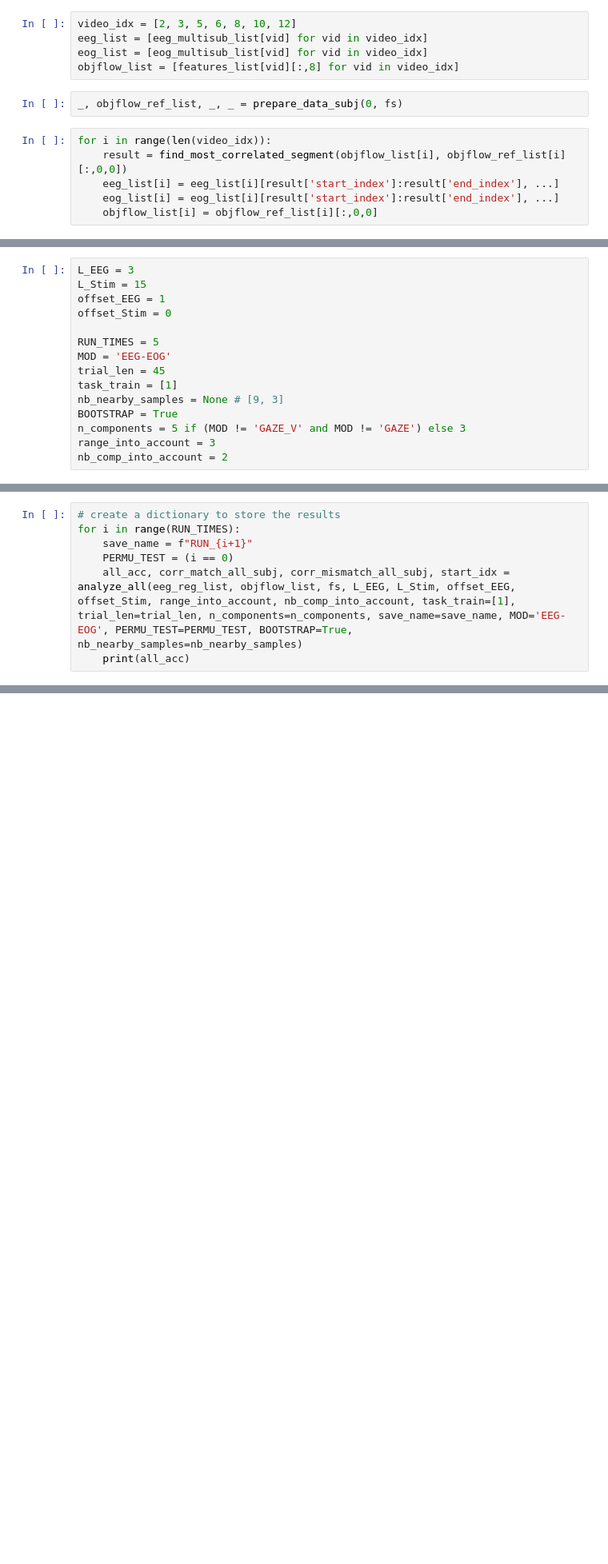
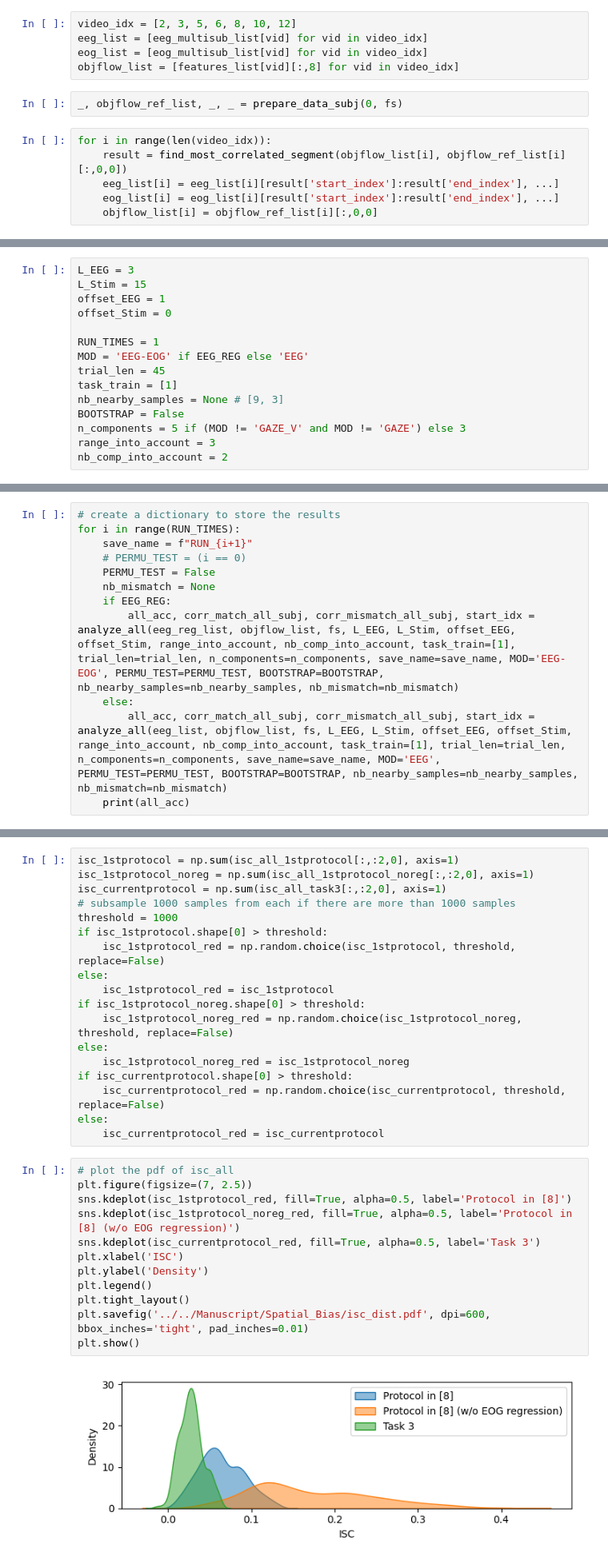
Before and after one commit to YYao-42/Eccentricity_Confound, a Jupyter notebook: Compare.ipynb, the cells around one changed output, grey strips where cells are left out. Shown at 80% size. Saved outputs shown, nothing was run; the diff lists cells and outputs as text; blank space fills up the shorter version.

```diff
--- a/Compare.ipynb
+++ b/Compare.ipynb
@@ -145,12 +139,12 @@ L_Stim = 15
 offset_EEG = 1
 offset_Stim = 0
 
-RUN_TIMES = 5
-MOD = 'EEG-EOG'
+RUN_TIMES = 1
+MOD = 'EEG-EOG' if EEG_REG else 'EEG'
 trial_len = 45
 task_train = [1]
 nb_nearby_samples = None # [9, 3]
-BOOTSTRAP = True
+BOOTSTRAP = False
 n_components = 5 if (MOD != 'GAZE_V' and MOD != 'GAZE') else 3
 range_into_account = 3
 nb_comp_into_account = 2
@@ -207,6 +202,11 @@ def analyze_all(eeg_reg_list, objflow_list, fs, L_EEG, L_Stim, offset_EEG, offse
 # create a dictionary to store the results
 for i in range(RUN_TIMES):
     save_name = f"RUN_{i+1}"
-    PERMU_TEST = (i == 0)
-    all_acc, corr_match_all_subj, corr_mismatch_all_subj, start_idx = analyze_all(eeg_reg_list, objflow_list, fs, L_EEG, L_Stim, offset_EEG, offset_Stim, range_into_account, nb_comp_into_account, task_train=[1], trial_len=trial_len, n_components=n_components, save_name=save_name, MOD='EEG-EOG', PERMU_TEST=PERMU_TEST, BOOTSTRAP=True, nb_nearby_samples=nb_nearby_samples)
+    # PERMU_TEST = (i == 0)
+    PERMU_TEST = False
+    nb_mismatch = None
+    if EEG_REG:
+        all_acc, corr_match_all_subj, corr_mismatch_all_subj, start_idx = analyze_all(eeg_reg_list, objflow_list, fs, L_EEG, L_Stim, offset_EEG, offset_Stim, range_into_account, nb_comp_into_account, task_train=[1], trial_len=trial_len, n_components=n_components, save_name=save_name, MOD='EEG-EOG', PERMU_TEST=PERMU_TEST, BOOTSTRAP=BOOTSTRAP, nb_nearby_samples=nb_nearby_samples, nb_mismatch=nb_mismatch)
+    else:
+        all_acc, corr_match_all_subj, corr_mismatch_all_subj, start_idx = analyze_all(eeg_list, objflow_list, fs, L_EEG, L_Stim, offset_EEG, offset_Stim, range_into_account, nb_comp_into_account, task_train=[1], trial_len=trial_len, n_components=n_components, save_name=save_name, MOD='EEG', PERMU_TEST=PERMU_TEST, BOOTSTRAP=BOOTSTRAP, nb_nearby_samples=nb_nearby_samples, nb_mismatch=nb_mismatch)
     print(all_acc)
@@ -212,0 +342,32 @@ for i in range(RUN_TIMES):
+# %%
+isc_1stprotocol = np.sum(isc_all_1stprotocol[:,:2,0], axis=1)
+isc_1stprotocol_noreg = np.sum(isc_all_1stprotocol_noreg[:,:2,0], axis=1)
+isc_currentprotocol = np.sum(isc_all_task3[:,:2,0], axis=1)
+# subsample 1000 samples from each if there are more than 1000 samples
+threshold = 1000
+if isc_1stprotocol.shape[0] > threshold:
+    isc_1stprotocol_red = np.random.choice(isc_1stprotocol, threshold, replace=False)
+else:
+    isc_1stprotocol_red = isc_1stprotocol
+if isc_1stprotocol_noreg.shape[0] > threshold:
+    isc_1stprotocol_noreg_red = np.random.choice(isc_1stprotocol_noreg, threshold, replace=False)
+else:
+    isc_1stprotocol_noreg_red = isc_1stprotocol_noreg
+if isc_currentprotocol.shape[0] > threshold:
+    isc_currentprotocol_red = np.random.choice(isc_currentprotocol, threshold, replace=False)
+else:
+    isc_currentprotocol_red = isc_currentprotocol
+# %%
+# plot the pdf of isc_all
+plt.figure(figsize=(7, 2.5))
+sns.kdeplot(isc_1stprotocol_red, fill=True, alpha=0.5, label='Protocol in [8]')
+sns.kdeplot(isc_1stprotocol_noreg_red, fill=True, alpha=0.5, label='Protocol in [8] (w/o EOG regression)')
+sns.kdeplot(isc_currentprotocol_red, fill=True, alpha=0.5, label='Task 3')
+plt.xlabel('ISC')
+plt.ylabel('Density')
+plt.legend()
+plt.tight_layout()
+plt.savefig('../../Manuscript/Spatial_Bias/isc_dist.pdf', dpi=600, bbox_inches='tight', pad_inches=0.01)
+plt.show()
+# %% [output]
+[figure, added]
```
Also changed, not shown: parts of 30 cells of this notebook, 3 other files.
